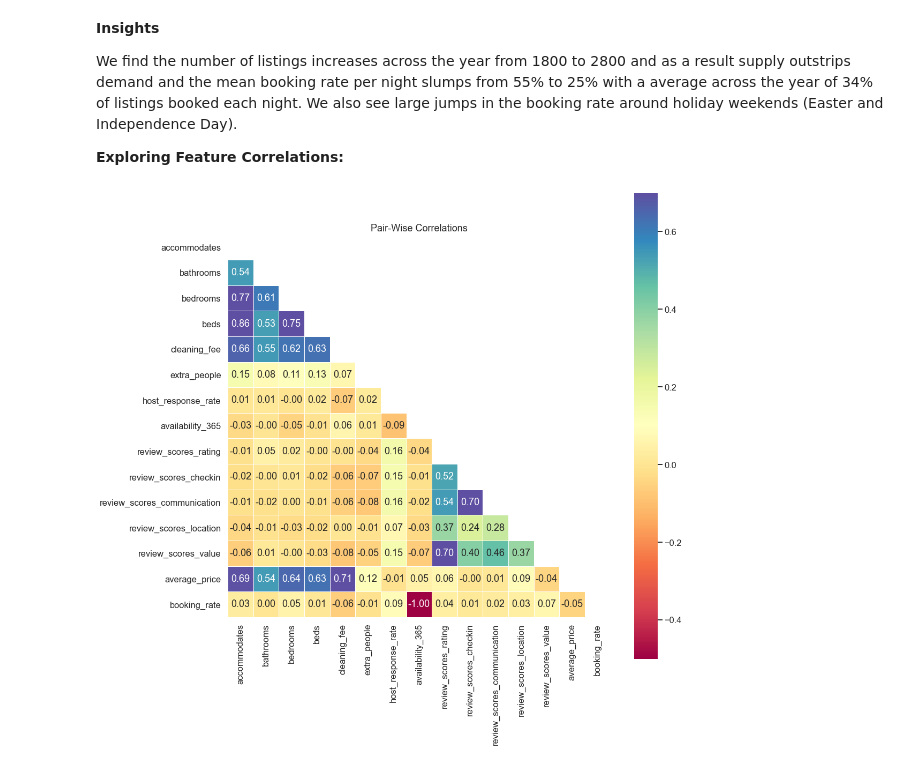
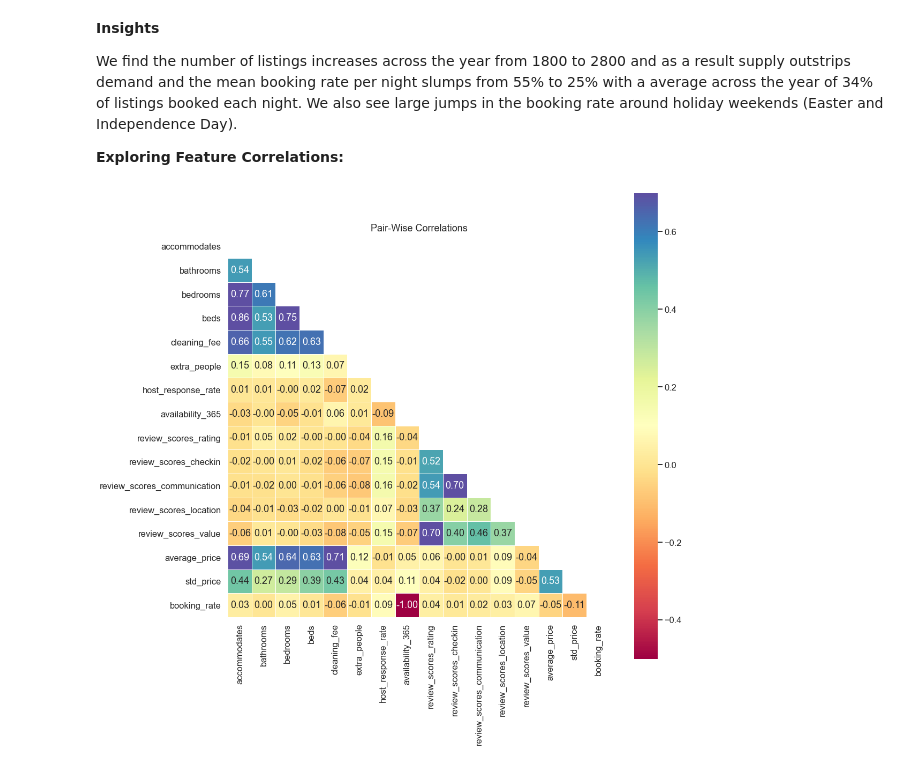
Before and after one commit to jcadusch/AirBnB_Seattle_Analysis, a Jupyter notebook: main_analysis.ipynb, the cells around one changed output. Drawn from its saved outputs; the diff is of its cells as text; code cells hidden in the pictures.

```diff
--- a/main_analysis.ipynb
+++ b/main_analysis.ipynb
@@ -161,27 +161,27 @@ We find the number of listings increases across the year from 1800 to 2800 and a
 # %%
 #Feature columns to calculate correlations on
 colms = ['accommodates','bathrooms','bedrooms','beds',
         'cleaning_fee', 'extra_people','host_response_rate','availability_365',
         'review_scores_rating', 'review_scores_checkin', 'review_scores_communication', 'review_scores_location',
-         'review_scores_value','average_price','booking_rate']
+         'review_scores_value','average_price','std_price','booking_rate',]
 #combine average price and booking info with listing info
-ave_price = calendar_df.groupby('listing_id')[['price','booked']].mean()
-ave_price_df = ave_price.rename({'price':'average_price','booked':'booking_rate'}, axis=1)
+ave_price_df = calendar_df.groupby('listing_id')[['price','booked']].agg({'price':['mean', 'std'],'booked':'mean'}).reset_index()
+ave_price_df.columns = ['listing_id','average_price','std_price','booking_rate']
 
 all_df = pd.merge(listings_df, ave_price_df, how='left', left_on='id', right_on='listing_id')
 all_df[['cleaning_fee','extra_people','host_response_rate']] = all_df[['cleaning_fee','extra_people','host_response_rate']].replace({'\$':'',',':'','\%':''}, regex = True).astype(float) #clean up "cleaning_fee" (hehe)
 
 #all_df.merge(calendar_df[['listing_id','booked']],how='left',left_on='id',right_on='listing_id')
 
 # set up heatmap of pair-wise correlations
 corr = all_df[colms].astype(float).corr()
 mask = np.zeros_like(corr, dtype=bool)
 mask[np.triu_indices_from(mask)] = True
 
 #plot heatmap of pair-wise correlations
 plt.figure(figsize=(16,16))
 ax4 = sns.heatmap(corr, mask=mask, linewidths=0.5, vmin=-0.5,vmax=0.7, square=True, cmap="Spectral", linecolor='white', annot=True,fmt=".2f")
 plt.title('Pair-Wise Correlations');
 ax4.set_facecolor("white")
 # %% [output]
-[figure, old version]
+[figure, new version]
```
Also changed, not shown: parts of 3 cells of this notebook.
